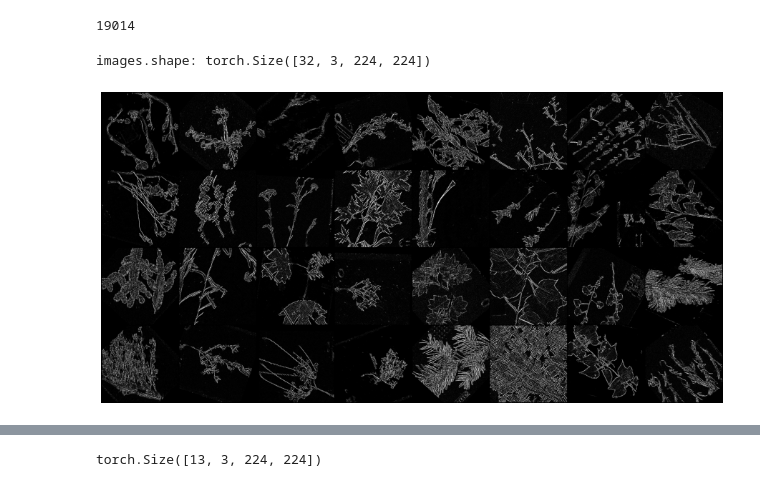
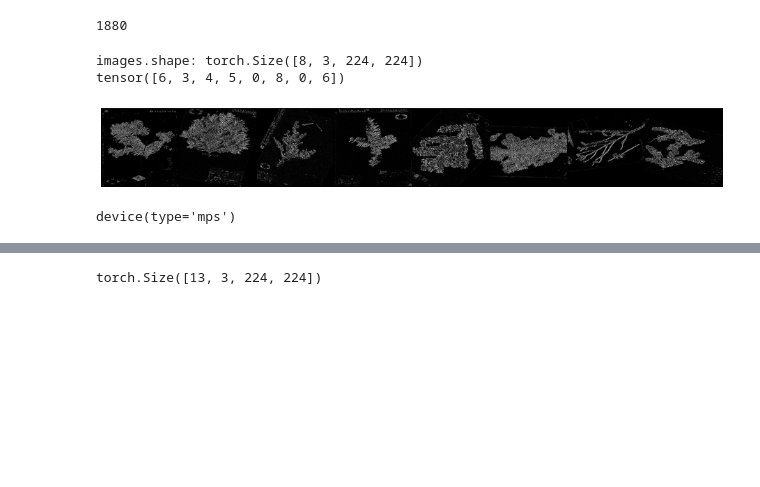
Before and after one commit to liuyoshio/Herbarium-Identification, a Jupyter notebook: model_edge.ipynb, the cells around one changed output, grey strips where cells are left out. Cells and saved outputs as stored; diff of their text form; code cells hidden in the pictures; blank space fills up the shorter version.

```diff
--- a/model_edge.ipynb
+++ b/model_edge.ipynb
@@ -16,8 +19,8 @@ from skimage.morphology import skeletonize
 # %%
 train_df = getDataFrame()
-train_df = train_df[:5850]
+train_df = train_df[:578]
 # %%
-BATCH = 32
+BATCH = 8
 EPOCHS = 10
 LR = 0.002
 IM_SIZE = 224
@@ -25,13 +28,13 @@ IM_SIZE = 224
 Transform = transforms.Compose(
     [
     transforms.ToTensor(),
-    transforms.CenterCrop(500),
+    # transforms.CenterCrop(666),
     transforms.Resize((IM_SIZE, IM_SIZE))
     ])
 
 alter_img = transforms.Compose([
     transforms.ToTensor(),
-    transforms.CenterCrop(666),
+    # transforms.CenterCrop(666),
     transforms.RandomAffine(degrees=(0, 180), translate=(0.05, 0.1)),
     transforms.RandomHorizontalFlip(0.5),
     transforms.RandomVerticalFlip(0.5),
@@ -93,18 +96,31 @@ valset = GetData(X_Train[val_indices], Y_Train[val_indices], Transform)
 
 print(len(trainset) + len(valset))
 # %% [output]
-19014
+1880
 # %%
 train_dl = DataLoader(trainset, batch_size=BATCH, shuffle=True)
 val_dl = DataLoader(valset, batch_size=BATCH, shuffle=True)
 # %%
-for images, _ in train_dl:
+for images, labels in train_dl:
     print('images.shape:', images.shape)
+    print(labels)
     plt.figure(figsize=(16,8))
     plt.axis('off')
     plt.imshow(make_grid(images, nrow=8).permute((1, 2, 0)))
     break
 # %% [output]
-images.shape: torch.Size([32, 3, 224, 224])
+images.shape: torch.Size([8, 3, 224, 224])
+tensor([6, 3, 4, 5, 0, 8, 0, 6])
-[figure, old version]
+[figure, new version]
+# %%
+if torch.backends.mps.is_available():
+    device = torch.device('mps')
+elif torch.cuda.is_available():
+    device = torch.device('cuda:0')
+else:
+    device = torch.device('cpu')
+
+device
+# %% [output]
+device(type='mps')
 # %%
```
Also changed, not shown: parts of 4 cells of this notebook, 3 other files.
